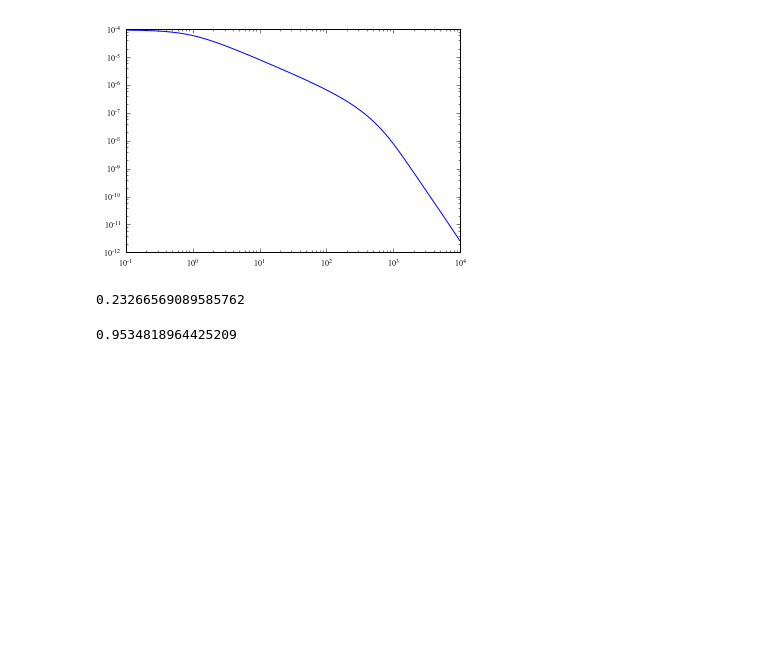
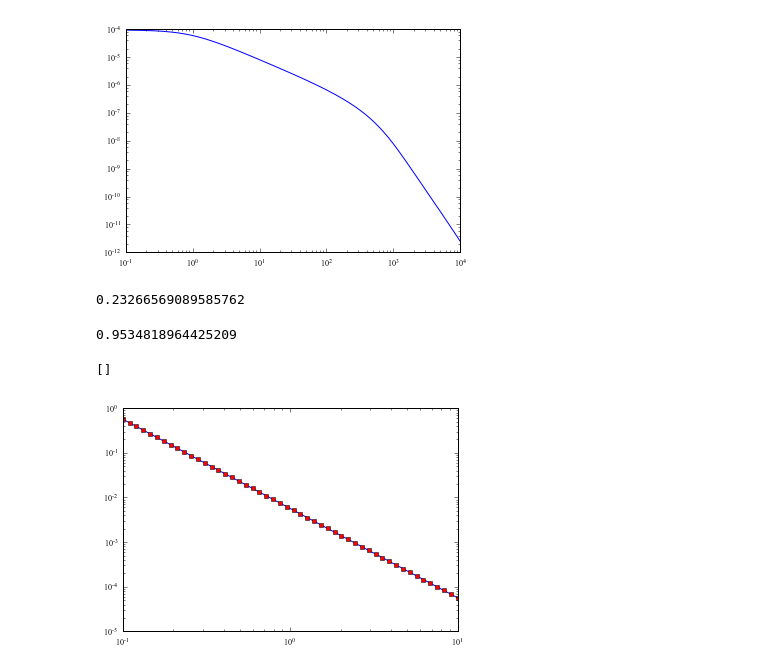
Before and after one commit to eblur/newdust, a Jupyter notebook: examples/plot_halos.ipynb, the cells around one changed output. Drawn from its saved outputs; the diff is of its cells as text; code cells hidden in the pictures; blank space fills up the shorter version.

Commit message:
saving halo work so far

```diff
--- a/examples/plot_halos.ipynb
+++ b/examples/plot_halos.ipynb
@@ -104,3 +68,16 @@ tot_halo
 np.sum(uni_halo.fhalo) / tot_halo
 # %% [output]
 0.9534818964425209
+# %%
+t1 = uni_halo[0:5.1]
+t2 = uni_halo[5.1:]
+i1 = uni_halo.lam[:5.1]
+i2 = uni_halo.lam[5.1:]
+# %%
+plt.plot(uni_halo.lam, uni_halo.taux, 'b-')
+plt.plot(t1.lam, t1.taux, 'rs')
+plt.plot(t2.lam, t2.taux, 'rs')
+plt.loglog()
+# %% [output]
+[]
+[figure, added]
```
Also changed, not shown: parts of 4 cells of this notebook, 3 other files.
